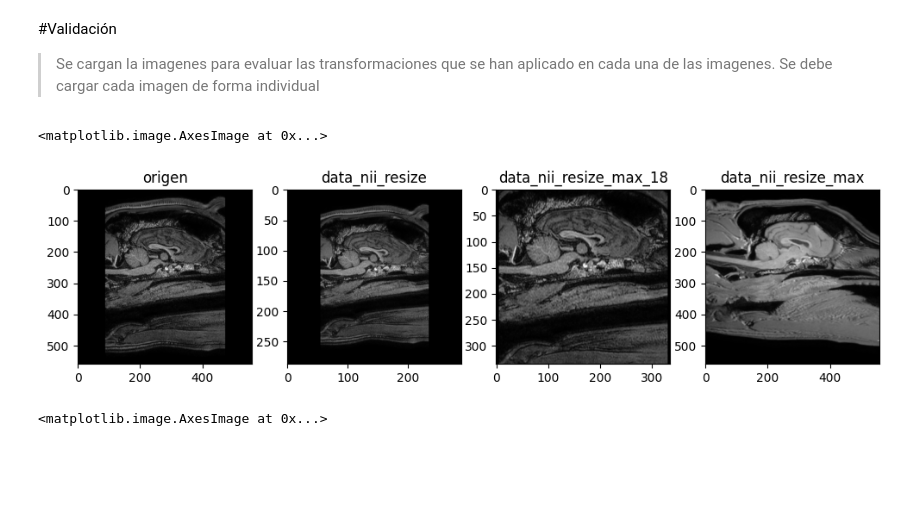
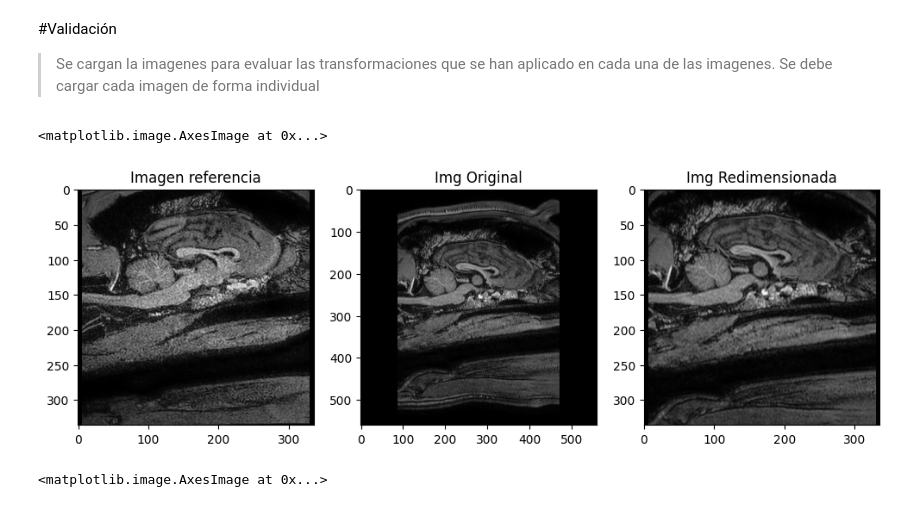
Before and after one commit to walter-04/TFM_Canine, a Jupyter notebook: notebooks/unific_size_data.ipynb, the cells around one changed output. Drawn from its saved outputs; the diff is of its cells as text; code cells hidden in the pictures; blank space fills up the shorter version.

```diff
--- a/notebooks/unific_size_data.ipynb
+++ b/notebooks/unific_size_data.ipynb
@@ -79,24 +79,24 @@ formate.run("/content/drive/MyDrive/data_nii/*")
 
 > Se cargan la imagenes para evaluar las transformaciones que se han aplicado en cada una de las imagenes. Se debe cargar cada imagen de forma individual
 # %%
-image_or = nib.load("/content/drive/MyDrive/data_nii/sub-34_T1w.nii")
-image_pe = nib.load("/content/drive/MyDrive/data_nii_resize/sub-34_T1w.nii")
-image_pe_2 = nib.load("/content/drive/MyDrive/data_nii_resize_max_18/sub-34_T1w.nii")
-#img_grand = nib.load("/content/drive/MyDrive/data_nii_resize_max/sub-34_T1w.nii")
+imagen_referencia = nib.load("/content/drive/MyDrive/data_nii/sub-18_T1w.nii")\
+                        .get_fdata()
+imagen_original = nib.load("/content/drive/MyDrive/data_nii/sub-34_T1w.nii")\
+                     .get_fdata()
+imagen_resize = nib.load("/content/drive/MyDrive/data_nii_resize_max_18/sub-34_T1w.nii")\
+                     .get_fdata()
 # %%
-fig, axes = plt.subplots(1, 4, figsize=(12, 4))
+fig, axes = plt.subplots(1, 3, figsize=(12, 4))
 ax = axes.ravel()
-ax[0].set_title('origen')
-ax[0].imshow(image_or.get_fdata()[200,:,:], cmap='Greys_r')
-ax[1].set_title('data_nii_resize')
-ax[1].imshow(image_pe.get_fdata()[125,:,:], cmap='Greys_r')
-ax[2].set_title('data_nii_resize_max_18')
-ax[2].imshow(image_pe_2.get_fdata()[125,:,:], cmap='Greys_r')
-ax[3].set_title('data_nii_resize_max')
-ax[3].imshow(img_grand.get_fdata()[200,:,:], cmap='Greys_r')
+ax[0].set_title('Imagen referencia')
+ax[0].imshow(imagen_referencia[int(imagen_referencia.shape[0]/2),: ,:], cmap='Greys_r')
+ax[1].set_title('Img Original')
+ax[1].imshow(imagen_original[int(imagen_original.shape[0]/2),:,:], cmap='Greys_r')
+ax[2].set_title('Img Redimensionada')
+ax[2].imshow(imagen_resize[int(imagen_resize.shape[0]/2),:,:], cmap='Greys_r')
 # %% [output]
 <matplotlib.image.AxesImage at 0x...>
-[figure, old version]
+[figure, new version]
 # %%
 fig, axes = plt.subplots(1, 4, figsize=(12, 4))
 ax = axes.ravel()
```
